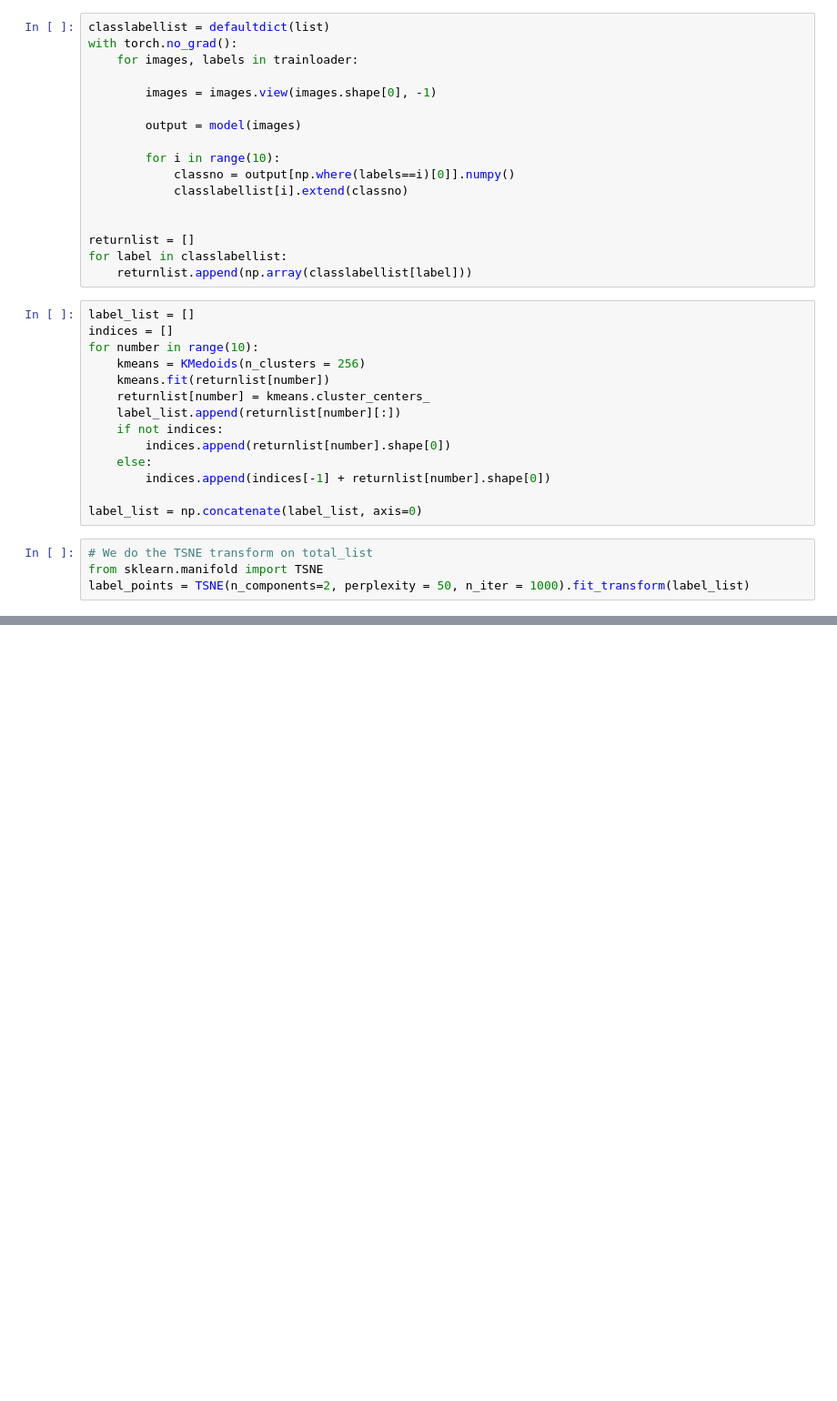
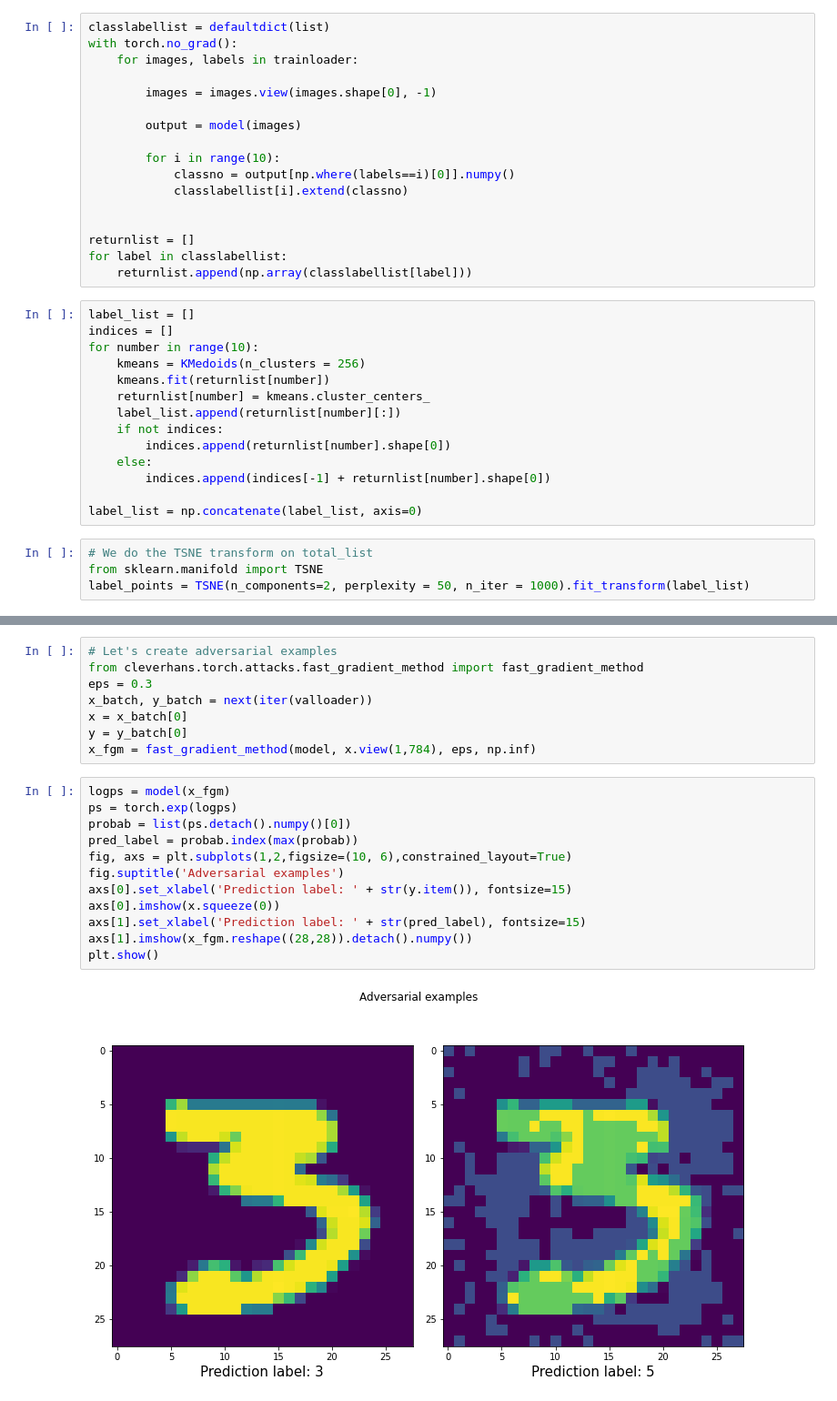
Before and after one commit to aranganath/Adversarial, a Jupyter notebook: k-means-medians-on-each-class-with-tsne.ipynb, the cells around one changed output, grey strips where cells are left out. Shown: that part at 91% size. Saved outputs shown, nothing was run; the diff lists cells and outputs as text; blank space fills up the shorter version.

Commit message:
Added adversarial examples

```diff
--- a/k-means-medians-on-each-class-with-tsne.ipynb
+++ b/k-means-medians-on-each-class-with-tsne.ipynb
@@ -278,0 +279,22 @@ plt.savefig('labels_clustering.png')
+# %%
+# Let's create adversarial examples
+from cleverhans.torch.attacks.fast_gradient_method import fast_gradient_method
+eps = 0.3
+x_batch, y_batch = next(iter(valloader))
+x = x_batch[0]
+y = y_batch[0]
+x_fgm = fast_gradient_method(model, x.view(1,784), eps, np.inf)
+# %%
+logps = model(x_fgm)
+ps = torch.exp(logps)
+probab = list(ps.detach().numpy()[0])
+pred_label = probab.index(max(probab))
+fig, axs = plt.subplots(1,2,figsize=(10, 6),constrained_layout=True)
+fig.suptitle('Adversarial examples')
+axs[0].set_xlabel('Prediction label: ' + str(y.item()), fontsize=15)
+axs[0].imshow(x.squeeze(0))
+axs[1].set_xlabel('Prediction label: ' + str(pred_label), fontsize=15)
+axs[1].imshow(x_fgm.reshape((28,28)).detach().numpy())
+plt.show()
+# %% [output]
+[figure, added]
```
Also changed, not shown: parts of 3 cells of this notebook.
